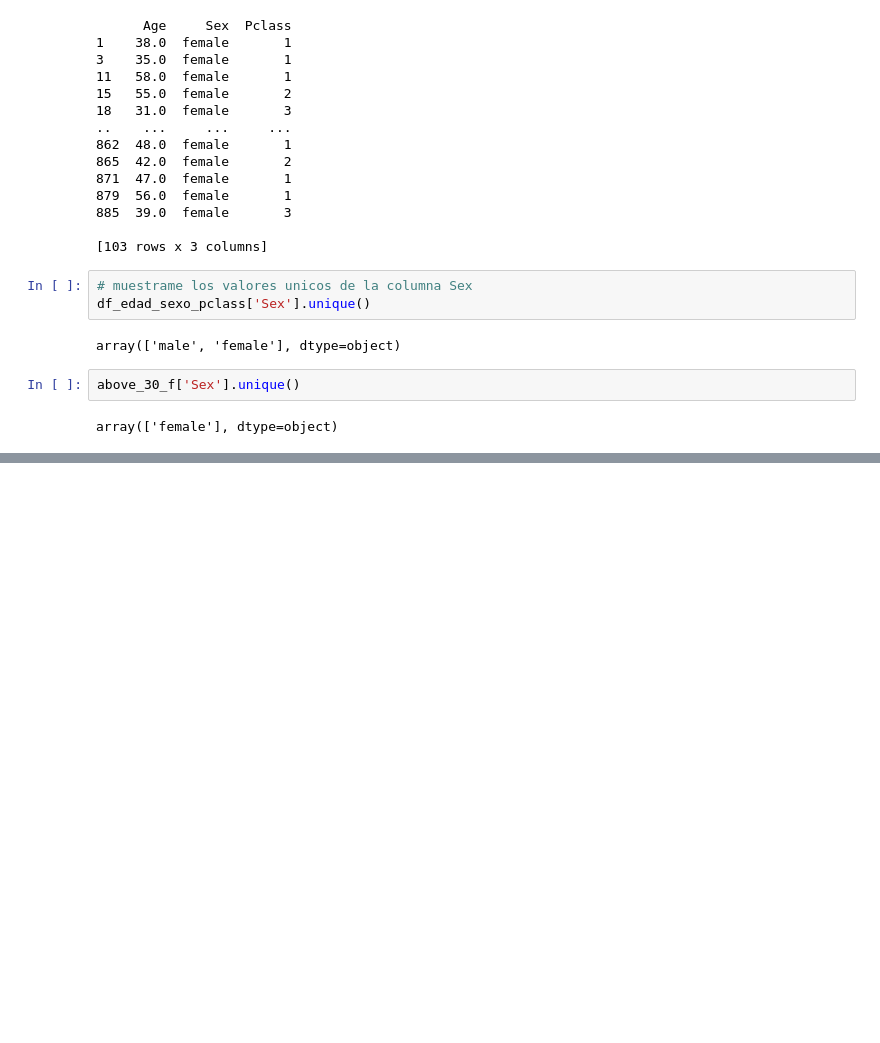
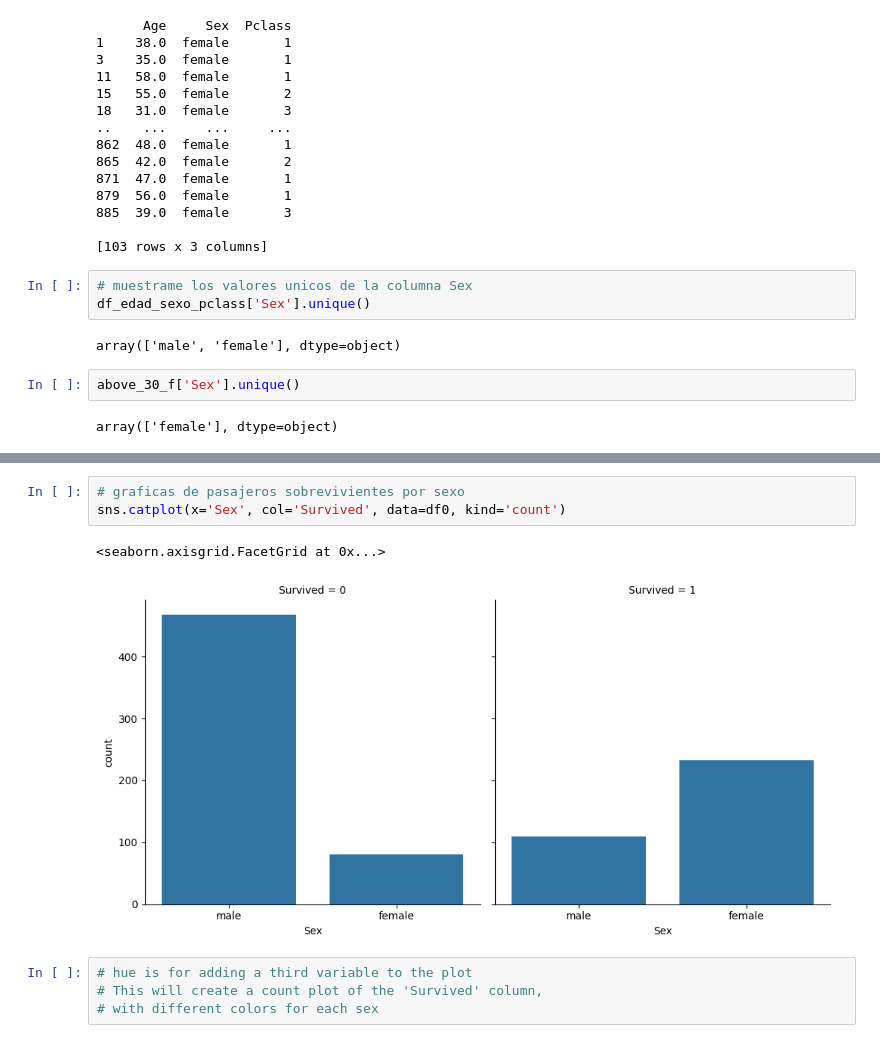
Before and after one commit to gabmata22/fundamentos-de-pandas, a Jupyter notebook: titanic.ipynb, the cells around one changed output, grey strips where cells are left out. Drawn from its saved outputs; the diff is of its cells as text; blank space fills up the shorter version.

```diff
--- a/titanic.ipynb
+++ b/titanic.ipynb
@@ -133,0 +336,10 @@ array(['female'], dtype=object)
+# %%
+# graficas de pasajeros sobrevivientes por sexo
+sns.catplot(x='Sex', col='Survived', data=df0, kind='count')
+# %% [output]
+<seaborn.axisgrid.FacetGrid at 0x...>
+[figure, added]
+# %%
+# hue is for adding a third variable to the plot
+# This will create a count plot of the 'Survived' column,
+# with different colors for each sex
```
Also changed, not shown: parts of 20 cells of this notebook, 3 other files.
